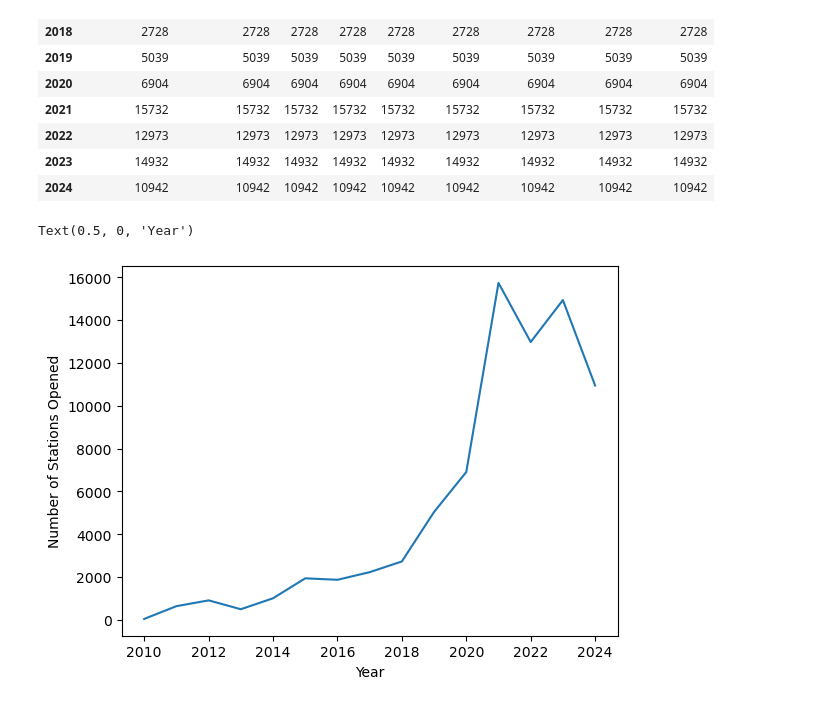
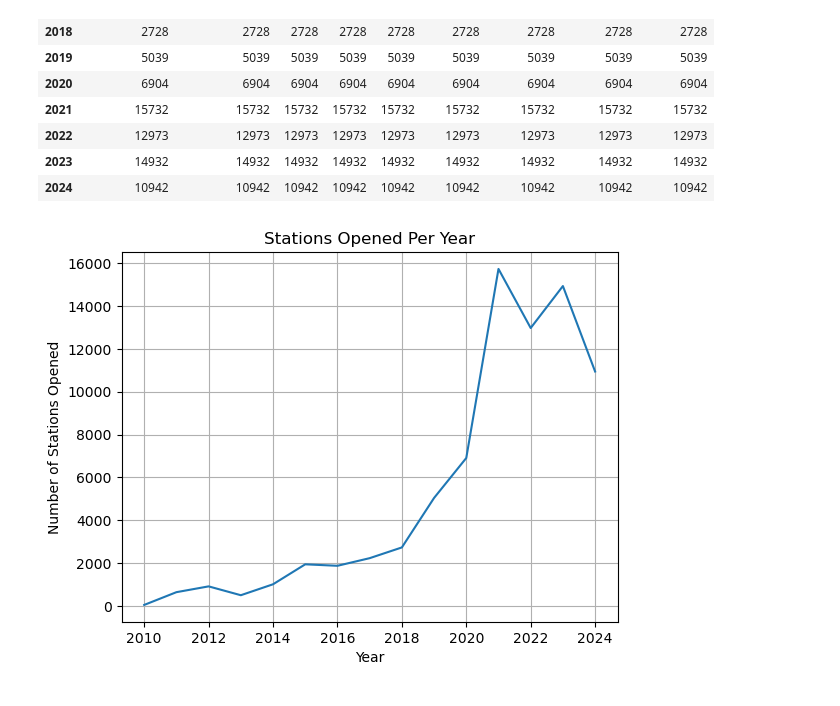
Before and after one commit to noahcasey21/ev_charging_predictor, a Jupyter notebook: experiments.ipynb, the cells around one changed output. Drawn from its saved outputs; the diff is of its cells as text; code cells hidden in the pictures.

Commit message:
Added prettier graphs for paper and poster

```diff
--- a/experiments.ipynb
+++ b/experiments.ipynb
@@ -146,7 +146,8 @@ loc_count
 # %%
 plt.plot(loc_count.index, loc_count['Station Name'])
 plt.ylabel('Number of Stations Opened')
 plt.xlabel('Year')
+plt.title('Stations Opened Per Year')
+plt.grid()
 # %% [output]
-Text(0.5, 0, 'Year')
-[figure, old version]
+[figure, new version]
```
Also changed, not shown: parts of 5 cells of this notebook.
